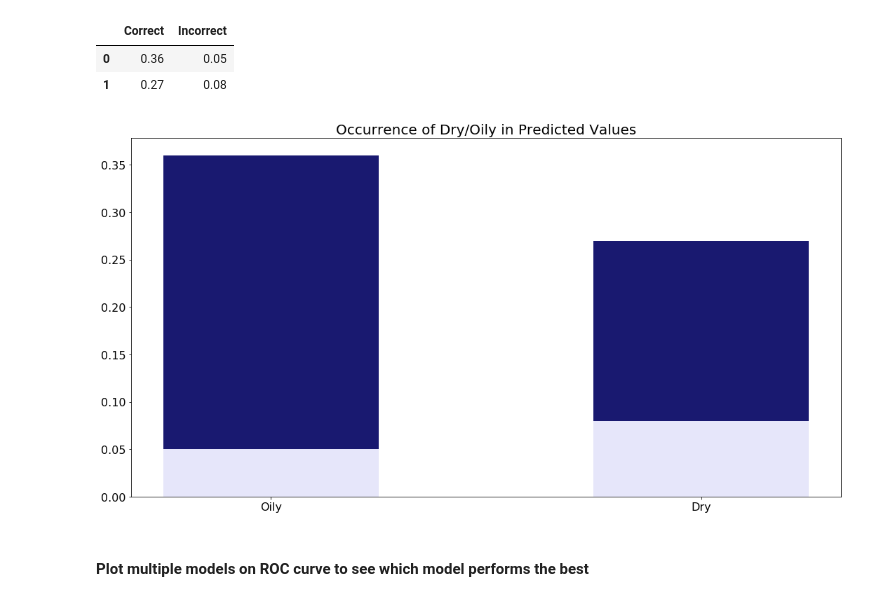
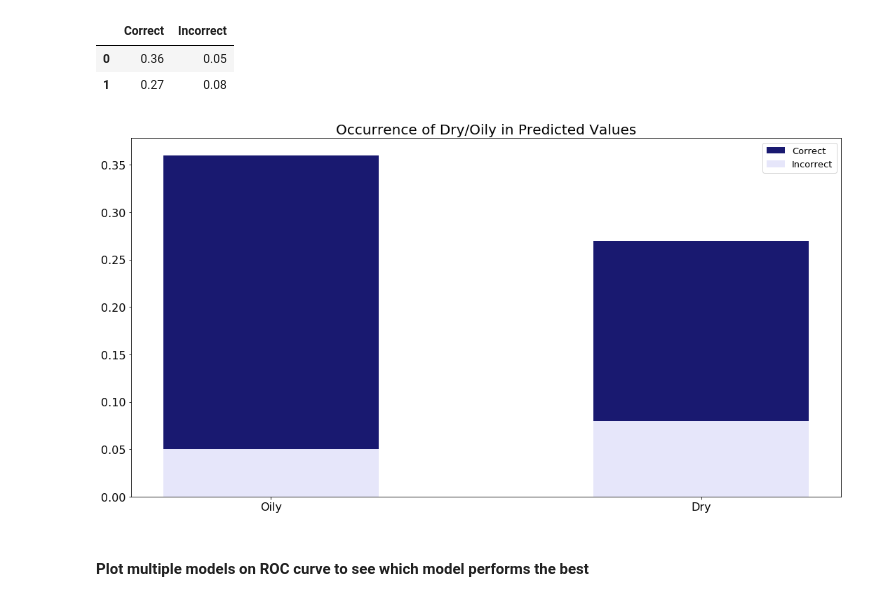
Before and after one commit to nicleong27/Beauty_Reviews, a Jupyter notebook: Reviews-Modelling.ipynb, the cells around one changed output. Drawn from its saved outputs; the diff is of its cells as text; code cells hidden in the pictures.

```diff
--- a/Reviews-Modelling.ipynb
+++ b/Reviews-Modelling.ipynb
@@ -366,15 +367,16 @@ perc_df.head()
 # %%
 fig, ax = plt.subplots(figsize=(15,8))
 x = ['Oily', 'Dry']
-ax.bar(x, perc_df['Correct'], width=0.5, color='midnightblue')
-ax.bar(x, perc_df['Incorrect'], width=0.5, color='lavender')
+ax.bar(x, perc_df['Correct'], width=0.5, color='midnightblue', label='Correct')
+ax.bar(x, perc_df['Incorrect'], width=0.5, color='lavender', label='Incorrect')
+ax.legend(prop=dict(size=13))
 plt.title('Occurrence of Dry/Oily in Predicted Values', fontsize=20)
 plt.xticks(rotation=0)
 ax.tick_params(axis='both', labelsize=16)
 plt.tight_layout()
-plt.savefig('imgs/occ_dry_oily');
+plt.savefig('imgs/occ_dry_oily.png');
 # %% [output]
-[figure, old version]
+[figure, new version]
 # %% [markdown]
 #### Plot multiple models on ROC curve to see which model performs the best
 # %%
```
Also changed, not shown: parts of 6 cells of this notebook.
